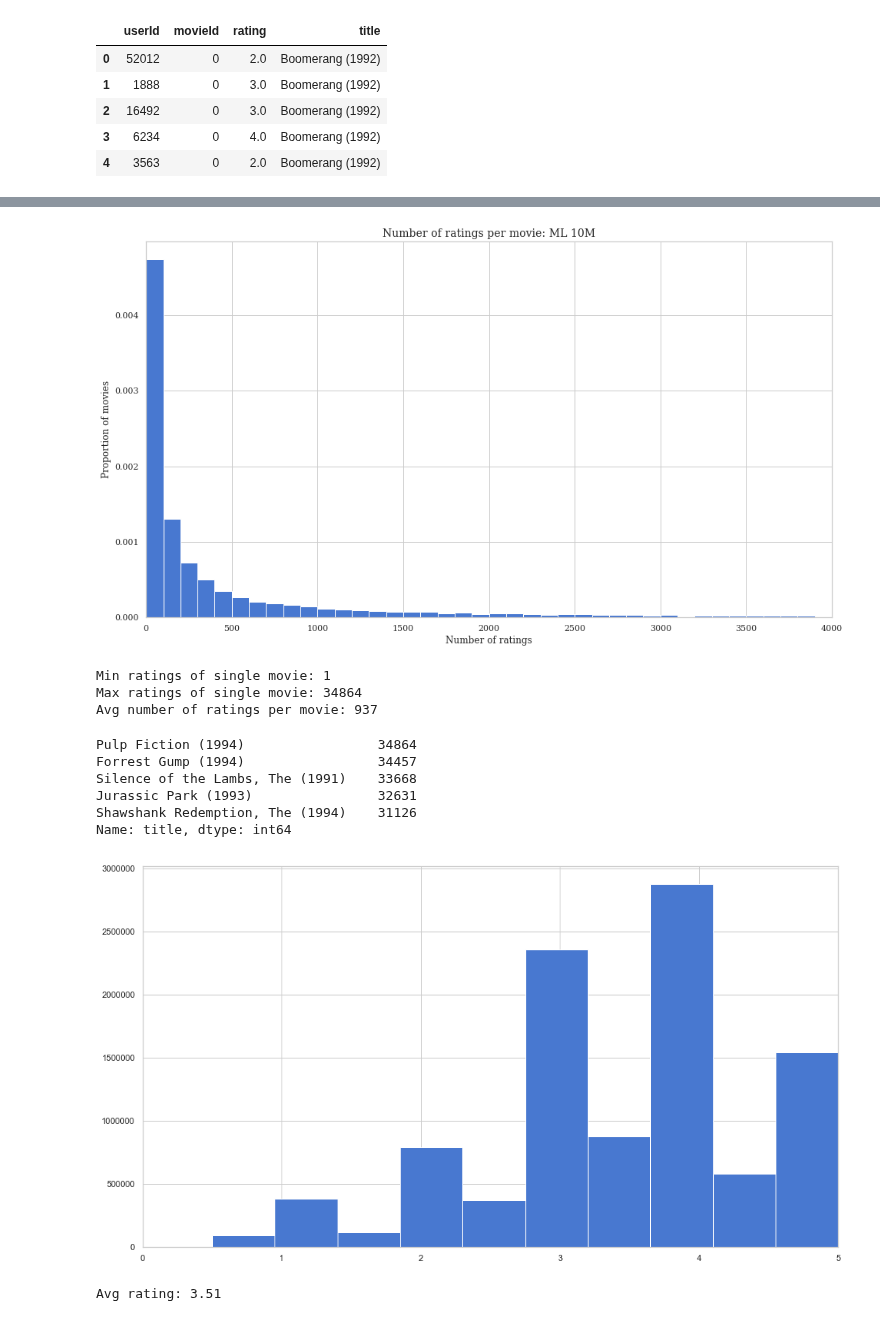
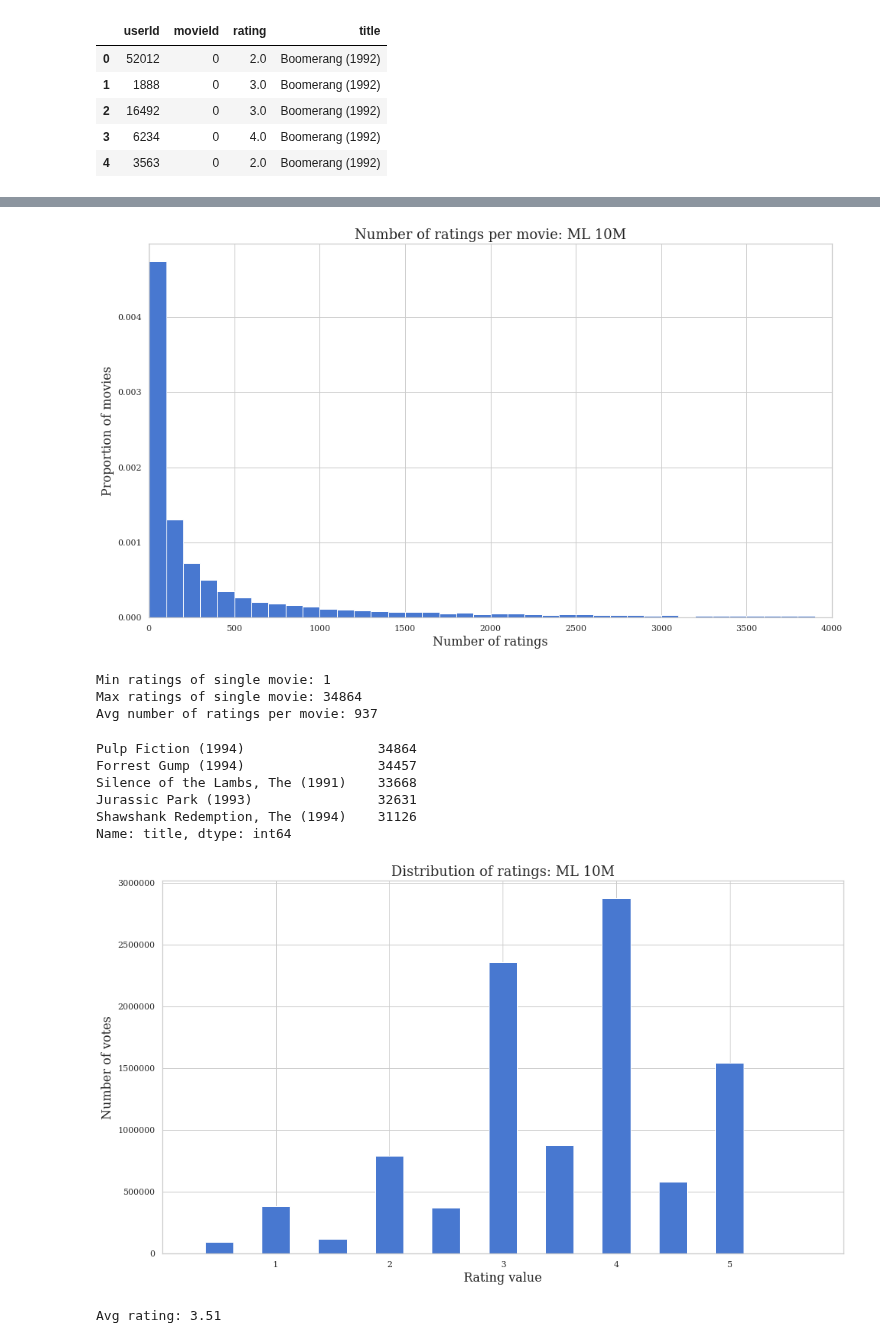
Before and after one commit to James-Leslie/deep-collaborative-filtering, a Jupyter notebook: data/train_test_movielens10m.ipynb, the cells around one changed output, grey strips where cells are left out. Drawn from its saved outputs; the diff is of its cells as text; code cells hidden in the pictures.

Commit message:
updated plots in data loader notebooks

```diff
--- a/data/train_test_movielens10m.ipynb
+++ b/data/train_test_movielens10m.ipynb
@@ -286,9 +286,9 @@ Avg number of ratings per user: 143
 movie_counts = df['title'].value_counts()
 
 plt.hist(movie_counts, bins=np.arange(0,4001,100), density=True)
-plt.title('Number of ratings per movie: ML 10M', fontsize=14)
-plt.xlabel('Number of ratings', fontsize=12)
-plt.ylabel('Proportion of movies', fontsize=12)
+plt.title('Number of ratings per movie: ML 10M', fontsize=18)
+plt.xlabel('Number of ratings', fontsize=16)
+plt.ylabel('Proportion of movies', fontsize=16)
 plt.xlim(0, 4000)
 plt.xticks(np.arange(0,4001,500))
 plt.savefig('../figures/ml_10m_movie-ratings.pdf', bbox_inches='tight')
@@ -306,7 +306,7 @@ print('Max ratings of single movie:',
 print('Avg number of ratings per movie:',
       round(movie_counts.mean()))
 # %% [output]
-[figure, old version]
+[figure, new version]
 Min ratings of single movie: 1
 Max ratings of single movie: 34864
 Avg number of ratings per movie: 937
@@ -320,11 +320,16 @@ Jurassic Park (1993)                32631
 Shawshank Redemption, The (1994)    31126
 Name: title, dtype: int64
 # %%
-plt.hist(df['rating'].values)
-plt.xlim(0,5)
+plt.hist(df['rating'].values, bins=np.arange(.375, 5.126, .25))
+plt.xlim(0,6)
+plt.xticks(np.arange(1,5.1,1))
+plt.title('Distribution of ratings: ML 10M', fontsize=18)
+plt.xlabel('Rating value', fontsize=16)
+plt.ylabel('Number of votes', fontsize=16)
+plt.savefig('../figures/ml_10m_ratings-dist.pdf', bbox_inches='tight')
 plt.show()
 
 print('Avg rating:', round(df['rating'].mean(),2))
 # %% [output]
-[figure, old version]
+[figure, new version]
 Avg rating: 3.51
```
Also changed, not shown: parts of 5 cells of this notebook, 22 other files.
